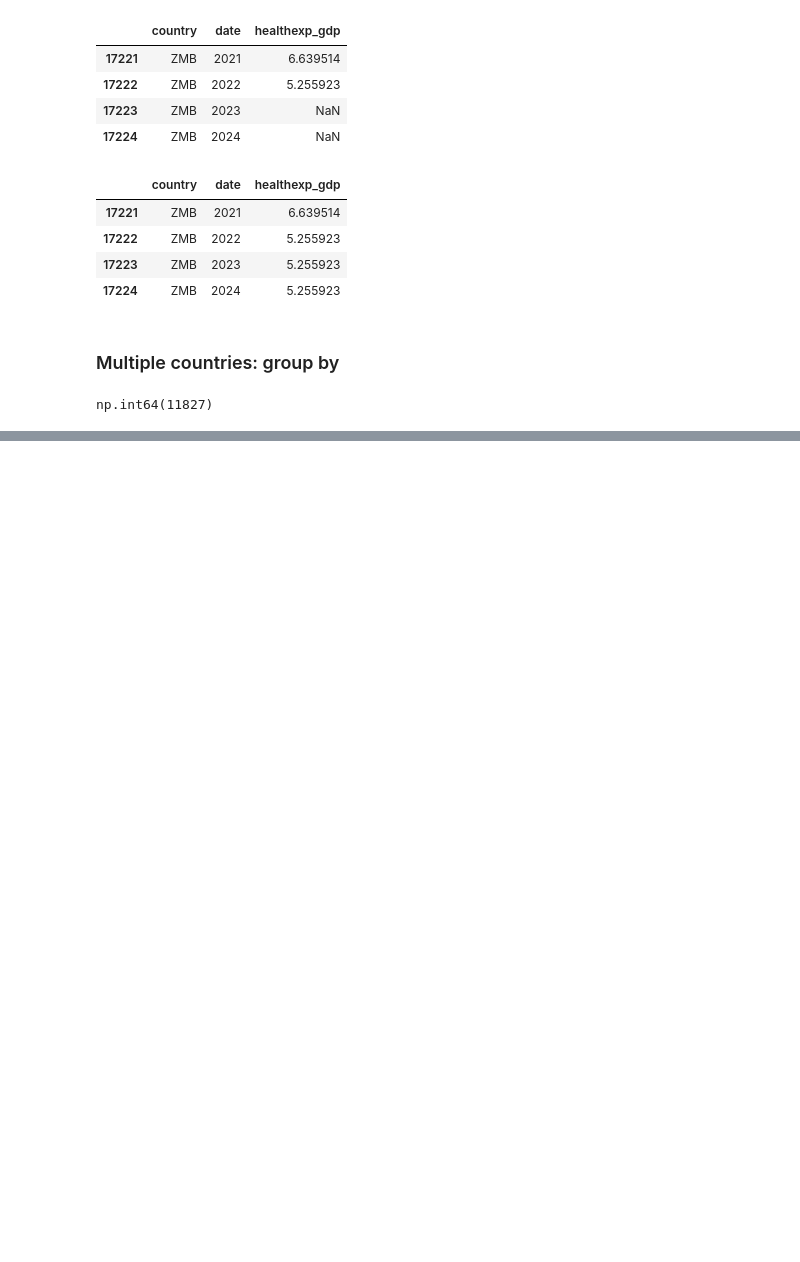
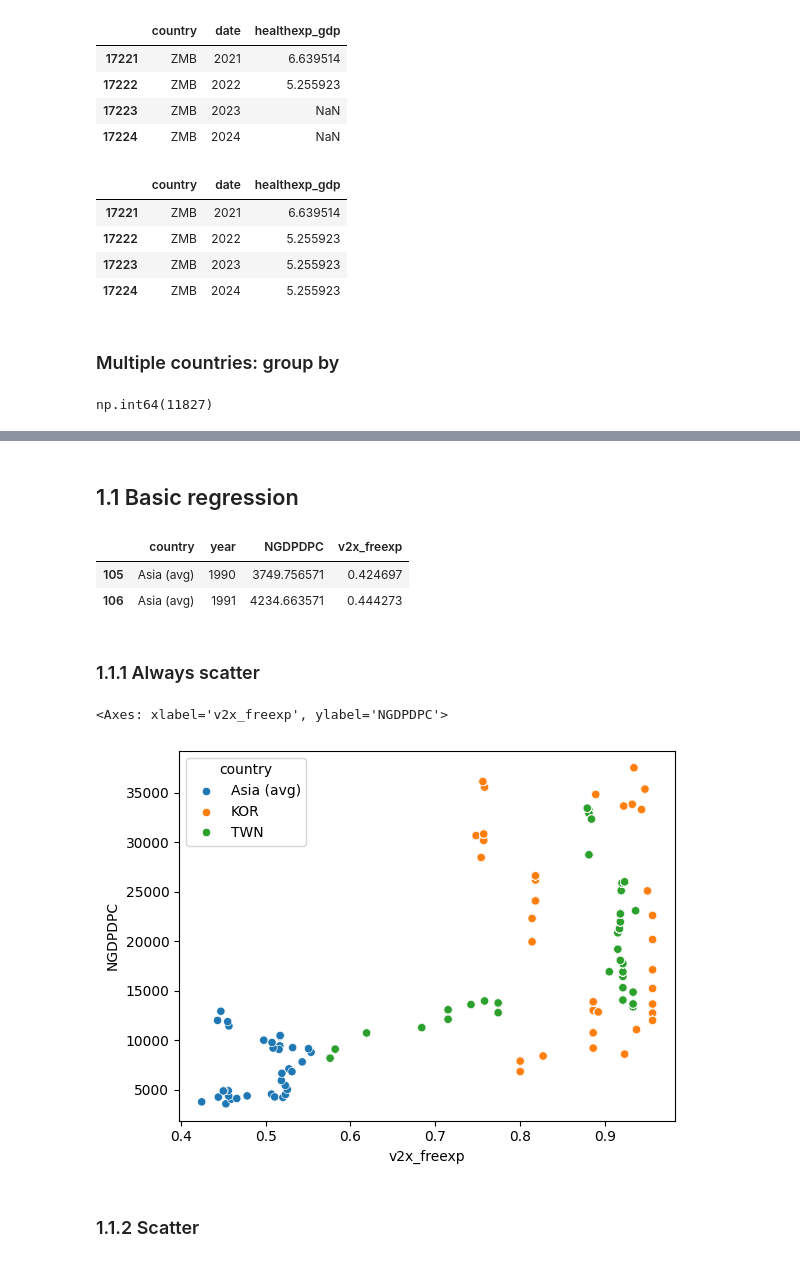
Before and after one commit to kdaseo/graspp_2025_spring, a Jupyter notebook: notebooks/module_3/machine_learning.ipynb, the cells around one changed output, grey strips where cells are left out. Cells and saved outputs as stored; diff of their text form; code cells hidden in the pictures; blank space fills up the shorter version.

```diff
--- a/notebooks/module_3/machine_learning.ipynb
+++ b/notebooks/module_3/machine_learning.ipynb
@@ -182,0 +190,5 @@ np.int64(0)
+# %%
+data_folder = '../../data/examples/module_3'
+os.listdir(data_folder)
+df = pd.read_csv(f"{data_folder}/democracy_gdp.csv")
+df.head(2)
@@ -182,0 +199,24 @@ np.int64(0)
+# %% [markdown]
+## 1.1 Basic regression
+# %%
+df_regression = df[['country', 'year','NGDPDPC', 'v2x_freexp']].dropna()
+df_regression.head(2)
+# %% [output]
+|  | country | year | NGDPDPC | v2x_freexp |
+| 105 | Asia (avg) | 1990 | 3749.756571 | 0.424697 |
+| 106 | Asia (avg) | 1991 | 4234.663571 | 0.444273 |
+# %% [markdown]
+### 1.1.1 Always scatter
+# %%
+import seaborn as sns
+sns.scatterplot(
+    data = df_regression,
+    y = 'NGDPDPC',
+    x = 'v2x_freexp',
+    hue = 'country'
+)
+# %% [output]
+<Axes: xlabel='v2x_freexp', ylabel='NGDPDPC'>
+[figure, added]
+# %% [markdown]
+### 1.1.2 Scatter
```
Also changed, not shown: parts of 47 cells of this notebook, 2 other files.
